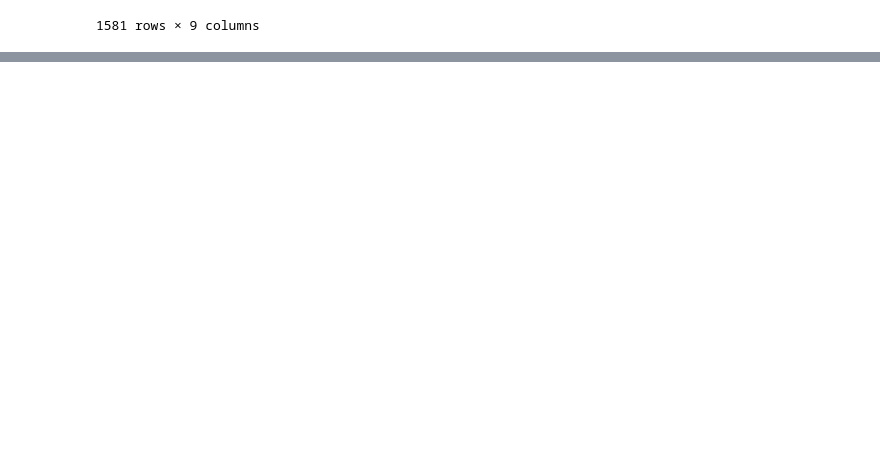
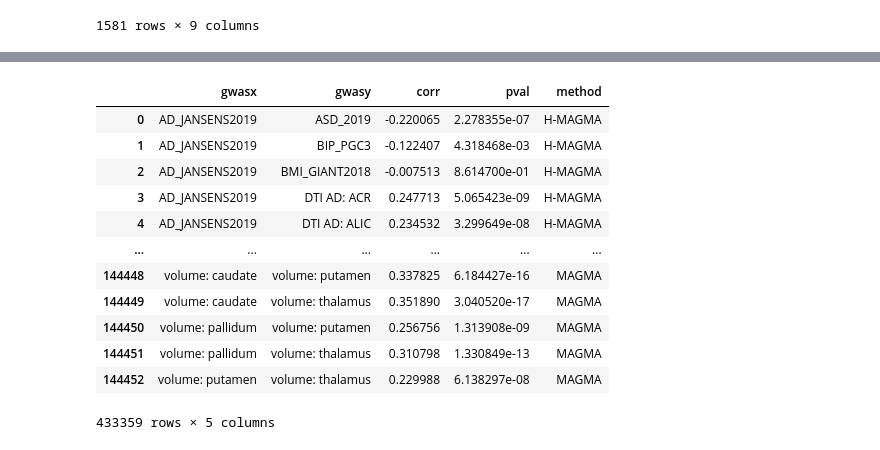
Before and after one commit to erwinerdem/STEAP, a Jupyter notebook: notebooks/scz_example.ipynb, the cells around one changed output, grey strips where cells are left out. Drawn from its saved outputs; the diff is of its cells as text; code cells hidden in the pictures; blank space fills up the shorter version.

```diff
--- a/notebooks/scz_example.ipynb
+++ b/notebooks/scz_example.ipynb
@@ -58,0 +120,18 @@ Top 5 ranked cell-types (N=68) in schizophrenia GWAS:
+# %%
+corr_df = calculate_beta_correlation.calculate_celltype_corr(df_all)
+# %%
+display(corr_df)
+# %% [output]
+|  | gwasx | gwasy | corr | pval | method |
+| 0 | AD_JANSENS2019 | ASD_2019 | -0.220065 | 2.278355e-07 | H-MAGMA |
+| 1 | AD_JANSENS2019 | BIP_PGC3 | -0.122407 | 4.318468e-03 | H-MAGMA |
+| 2 | AD_JANSENS2019 | BMI_GIANT2018 | -0.007513 | 8.614700e-01 | H-MAGMA |
+| 3 | AD_JANSENS2019 | DTI AD: ACR | 0.247713 | 5.065423e-09 | H-MAGMA |
+| 4 | AD_JANSENS2019 | DTI AD: ALIC | 0.234532 | 3.299649e-08 | H-MAGMA |
+| ... | ... | ... | ... | ... | ... |
+| 144448 | volume: caudate | volume: putamen | 0.337825 | 6.184427e-16 | MAGMA |
+| 144449 | volume: caudate | volume: thalamus | 0.351890 | 3.040520e-17 | MAGMA |
+| 144450 | volume: pallidum | volume: putamen | 0.256756 | 1.313908e-09 | MAGMA |
+| 144451 | volume: pallidum | volume: thalamus | 0.310798 | 1.330849e-13 | MAGMA |
+| 144452 | volume: putamen | volume: thalamus | 0.229988 | 6.138297e-08 | MAGMA |
+433359 rows × 5 columns
```
Also changed, not shown: parts of 13 cells of this notebook, 6 other files.
